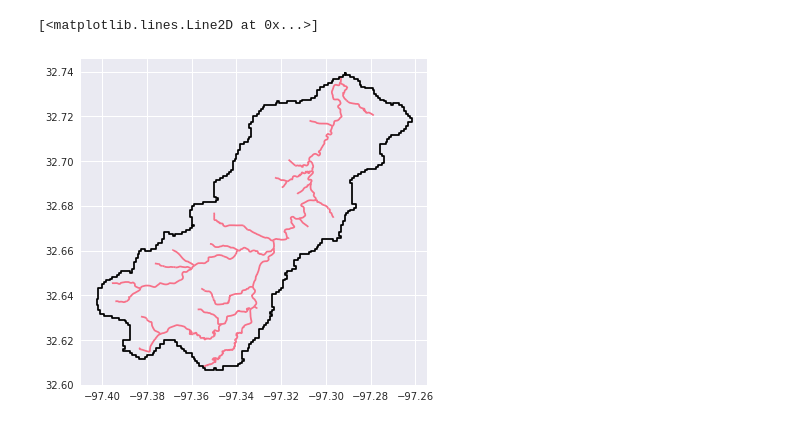
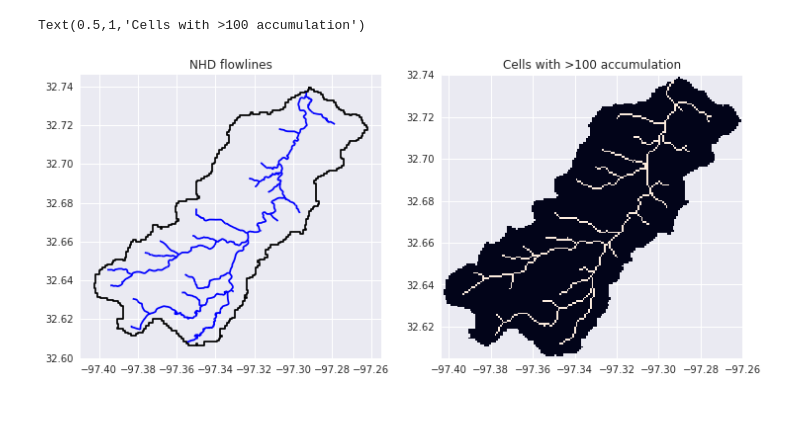
Before and after one commit to Mark-S-Bartlett/hydraulic-controller-placement, a Jupyter notebook: notebooks/find_channels.ipynb, the cells around one changed output. Cells and saved outputs as stored; diff of their text form; code cells hidden in the pictures.

```diff
--- a/notebooks/find_channels.ipynb
+++ b/notebooks/find_channels.ipynb
@@ -42,7 +42,7 @@ p = grid.polygonize()
 # %%
 p = ops.unary_union([geometry.shape(i) for i, j in p])
 # %%
-f = gpd.GeoDataFrame.from_file('/Users/mdbartos/Data/GIS/NHDPlus_H_1203/NHDPlus_H_1203_GDB.gdb/',
+f = gpd.GeoDataFrame.from_file('/home/mdbartos/Data/GIS/NHDPlus_H_1203/NHDPlus_H_1203_GDB.gdb/',
                                layer='NHDFlowline')
 # %%
 f = f[f.geometry.intersects(p)]
@@ -50,12 +50,15 @@ f.geometry = f.geometry.intersection(p)
 # %%
 fig, ax = plt.subplots(1, 2, figsize=(12,6))
 
 ax[0].set_aspect('equal')
-f.plot(ax=ax, c='b')
+f.plot(ax=ax[0], color='b')
 xs, ys = p.exterior.xy
 ax[0].plot(xs, ys, c='k')
 
-ax[1].imshow(grid.view('acc', nodata=np.nan) > 100, zorder=1)
+ax[1].imshow(np.where(grid.mask, grid.view('acc') > 100, np.nan),
+             zorder=1, extent=grid.extent)
+ax[0].set_title('NHD flowlines')
+ax[1].set_title('Cells with >100 accumulation')
 # %% [output]
-[<matplotlib.lines.Line2D at 0x...>]
+Text(0.5,1,'Cells with >100 accumulation')
-[figure, old version]
+[figure, new version]
```
